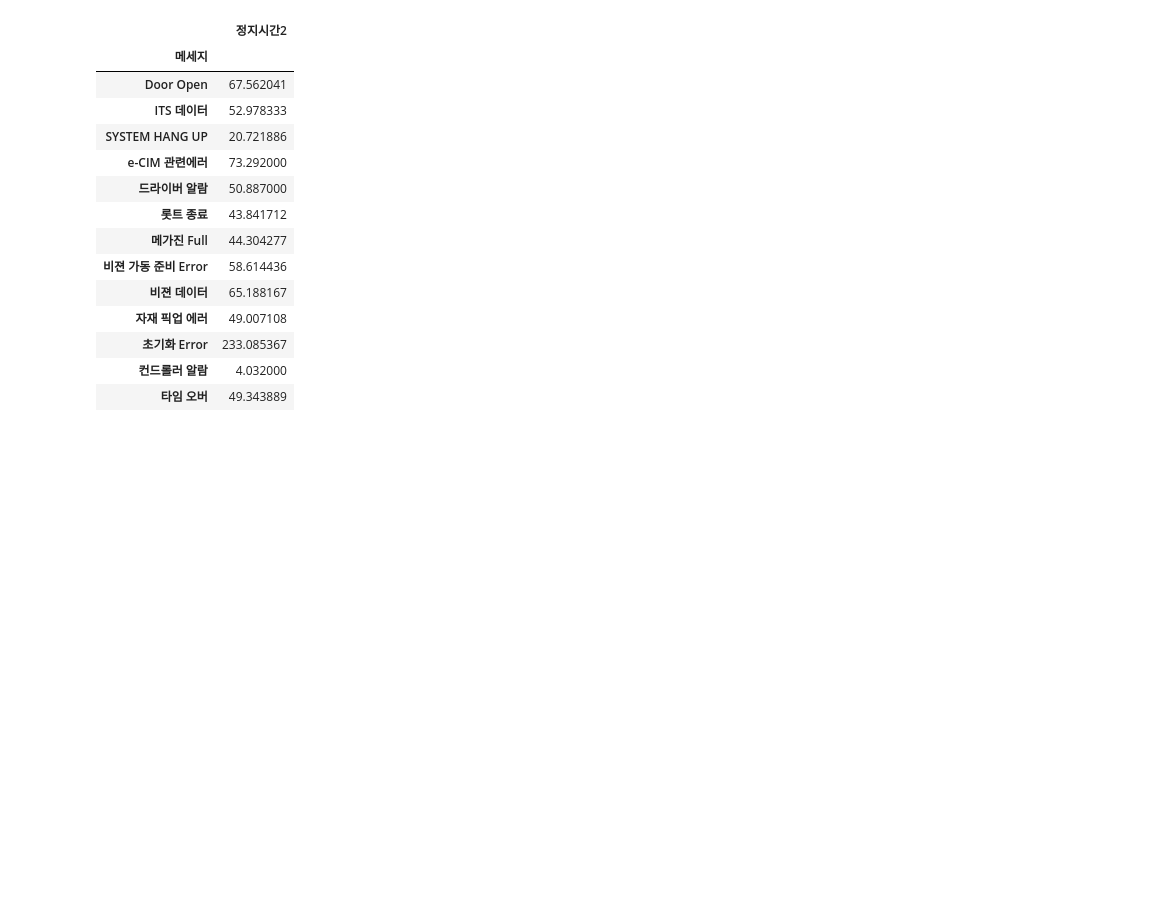
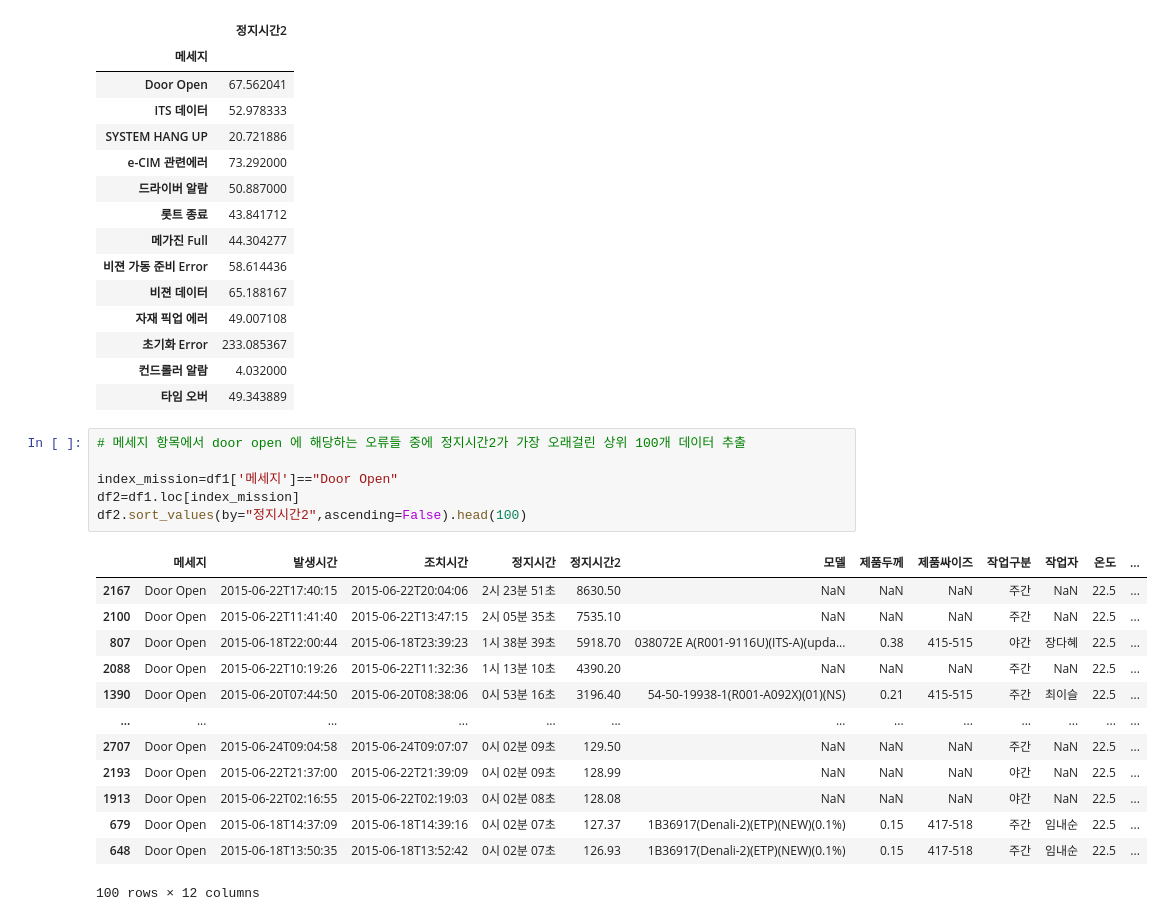
Before and after one commit to ksnsmile/Manufacturing_data_practice-, a Jupyter notebook: code/공정데이터 분석연습.ipynb, the cells around one changed output. Drawn from its saved outputs; the diff is of its cells as text; blank space fills up the shorter version.

```diff
--- a/code/공정데이터 분석연습.ipynb
+++ b/code/공정데이터 분석연습.ipynb
@@ -224,3 +224,23 @@ df1.pivot_table(index='메세지',values='정지시간2', aggfunc='mean')
 | 초기화 Error | 233.085367 |
 | 컨드롤러 알람 | 4.032000 |
 | 타임 오버 | 49.343889 |
+# %%
+# 메세지 항목에서 door open 에 해당하는 오류들 중에 정지시간2가 가장 오래걸린 상위 100개 데이터 추출
+
+index_mission=df1['메세지']=="Door Open"
+df2=df1.loc[index_mission]
+df2.sort_values(by="정지시간2",ascending=False).head(100)
+# %% [output]
+|  | 메세지 | 발생시간 | 조치시간 | 정지시간 | 정지시간2 | 모델 | 제품두께 | 제품싸이즈 | 작업구분 | 작업자 | 온도 | ... |
+| 2167 | Door Open | 2015-06-22T17:40:15 | 2015-06-22T20:04:06 | 2시 23분 51초 | 8630.50 | NaN | NaN | NaN | 주간 | NaN | 22.5 | ... |
+| 2100 | Door Open | 2015-06-22T11:41:40 | 2015-06-22T13:47:15 | 2시 05분 35초 | 7535.10 | NaN | NaN | NaN | 주간 | NaN | 22.5 | ... |
+| 807 | Door Open | 2015-06-18T22:00:44 | 2015-06-18T23:39:23 | 1시 38분 39초 | 5918.70 | 038072E A(R001-9116U)(ITS-A)(upda... | 0.38 | 415-515 | 야간 | 장다혜 | 22.5 | ... |
+| 2088 | Door Open | 2015-06-22T10:19:26 | 2015-06-22T11:32:36 | 1시 13분 10초 | 4390.20 | NaN | NaN | NaN | 주간 | NaN | 22.5 | ... |
+| 1390 | Door Open | 2015-06-20T07:44:50 | 2015-06-20T08:38:06 | 0시 53분 16초 | 3196.40 | 54-50-19938-1(R001-A092X)(01)(NS) | 0.21 | 415-515 | 주간 | 최이슬 | 22.5 | ... |
+| ... | ... | ... | ... | ... | ... | ... | ... | ... | ... | ... | ... | ... |
+| 2707 | Door Open | 2015-06-24T09:04:58 | 2015-06-24T09:07:07 | 0시 02분 09초 | 129.50 | NaN | NaN | NaN | 주간 | NaN | 22.5 | ... |
+| 2193 | Door Open | 2015-06-22T21:37:00 | 2015-06-22T21:39:09 | 0시 02분 09초 | 128.99 | NaN | NaN | NaN | 야간 | NaN | 22.5 | ... |
+| 1913 | Door Open | 2015-06-22T02:16:55 | 2015-06-22T02:19:03 | 0시 02분 08초 | 128.08 | NaN | NaN | NaN | 야간 | NaN | 22.5 | ... |
+| 679 | Door Open | 2015-06-18T14:37:09 | 2015-06-18T14:39:16 | 0시 02분 07초 | 127.37 | 1B36917(Denali-2)(ETP)(NEW)(0.1%) | 0.15 | 417-518 | 주간 | 임내순 | 22.5 | ... |
+| 648 | Door Open | 2015-06-18T13:50:35 | 2015-06-18T13:52:42 | 0시 02분 07초 | 126.93 | 1B36917(Denali-2)(ETP)(NEW)(0.1%) | 0.15 | 417-518 | 주간 | 임내순 | 22.5 | ... |
+100 rows × 12 columns
```
Also changed, not shown: parts of 1 cell of this notebook.
